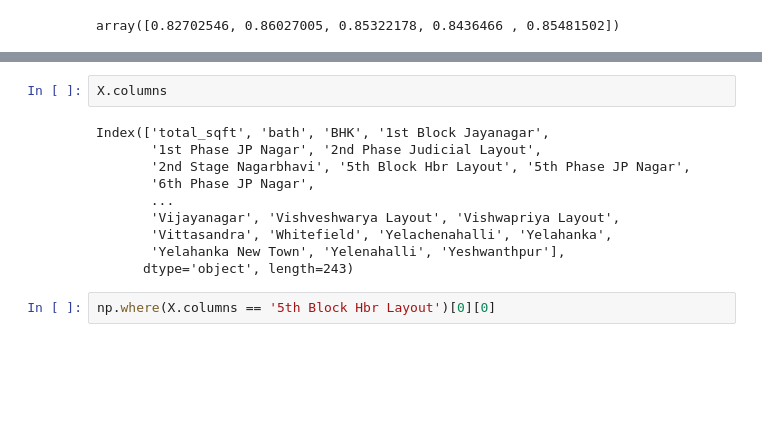
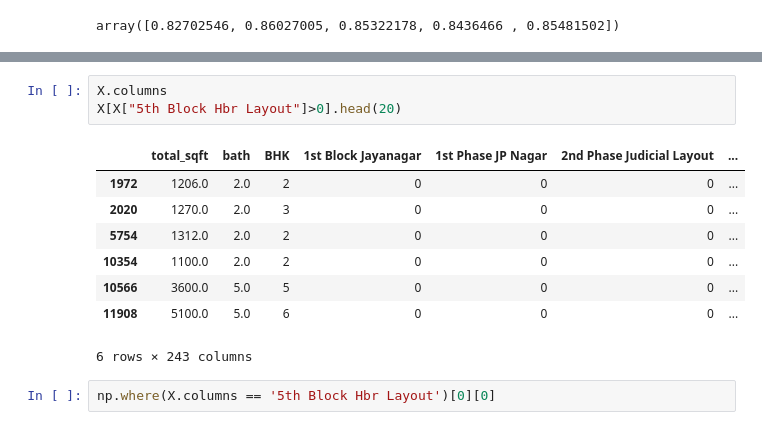
Before and after one commit to FransiscoReadyPermana/house-pred-sc-yt, a Jupyter notebook: model/test.ipynb, the cells around one changed output, grey strips where cells are left out. Saved outputs shown, nothing was run; the diff lists cells and outputs as text; blank space fills up the shorter version.

```diff
--- a/model/test.ipynb
+++ b/model/test.ipynb
@@ -725,15 +725,15 @@ model.fit(X, y, **kwargs)
-# %%
-X.columns
-# %% [output]
-Index(['total_sqft', 'bath', 'BHK', '1st Block Jayanagar',
-       '1st Phase JP Nagar', '2nd Phase Judicial Layout',
-       '2nd Stage Nagarbhavi', '5th Block Hbr Layout', '5th Phase JP Nagar',
-       '6th Phase JP Nagar',
-       ...
-       'Vijayanagar', 'Vishveshwarya Layout', 'Vishwapriya Layout',
-       'Vittasandra', 'Whitefield', 'Yelachenahalli', 'Yelahanka',
-       'Yelahanka New Town', 'Yelenahalli', 'Yeshwanthpur'],
-      dtype='object', length=243)
+# %%
+X.columns
+X[X["5th Block Hbr Layout"]>0].head(20)
+# %% [output]
+|  | total_sqft | bath | BHK | 1st Block Jayanagar | 1st Phase JP Nagar | 2nd Phase Judicial Layout | ... |
+| 1972 | 1206.0 | 2.0 | 2 | 0 | 0 | 0 | ... |
+| 2020 | 1270.0 | 2.0 | 3 | 0 | 0 | 0 | ... |
+| 5754 | 1312.0 | 2.0 | 2 | 0 | 0 | 0 | ... |
+| 10354 | 1100.0 | 2.0 | 2 | 0 | 0 | 0 | ... |
+| 10566 | 3600.0 | 5.0 | 5 | 0 | 0 | 0 | ... |
+| 11908 | 5100.0 | 5.0 | 6 | 0 | 0 | 0 | ... |
+6 rows × 243 columns
 # %%
 np.where(X.columns == '5th Block Hbr Layout')[0][0]
 # %% [output]
```
Also changed, not shown: parts of 2 cells of this notebook, 3 other files.
